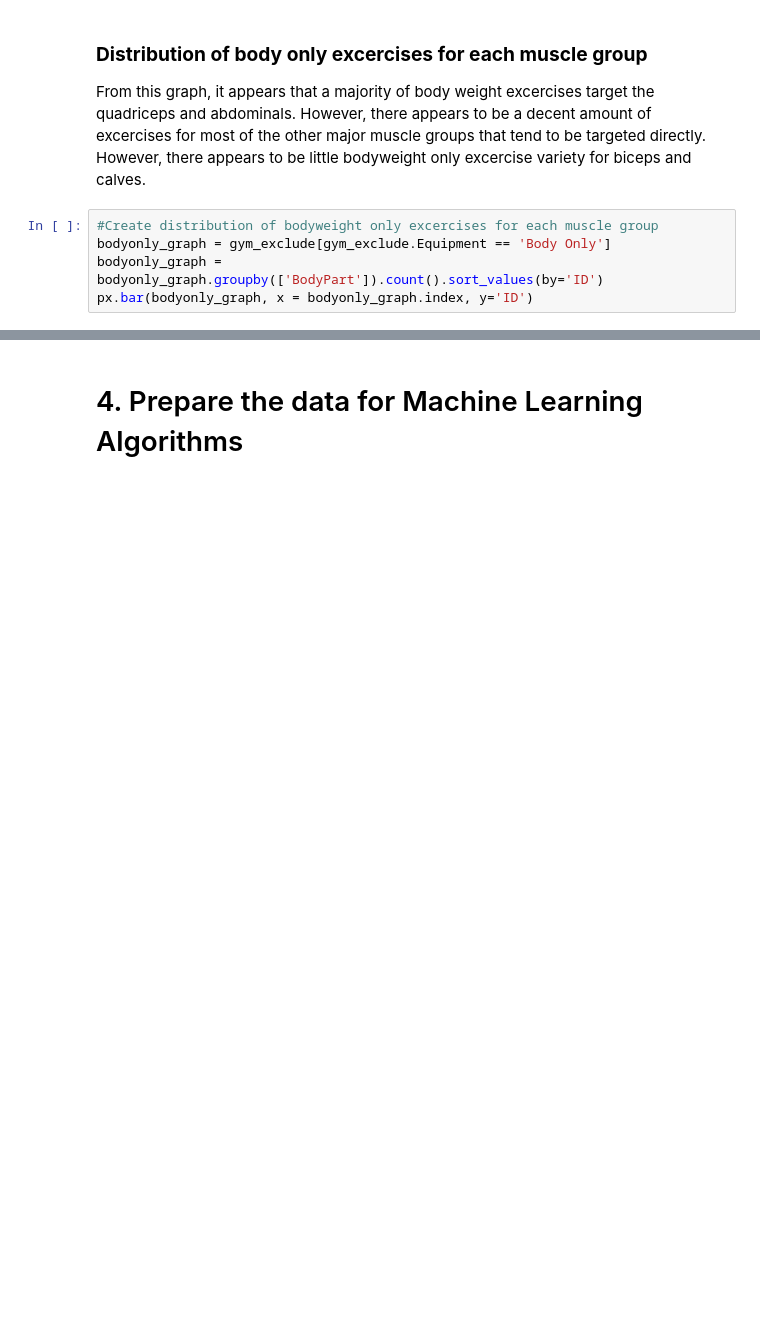
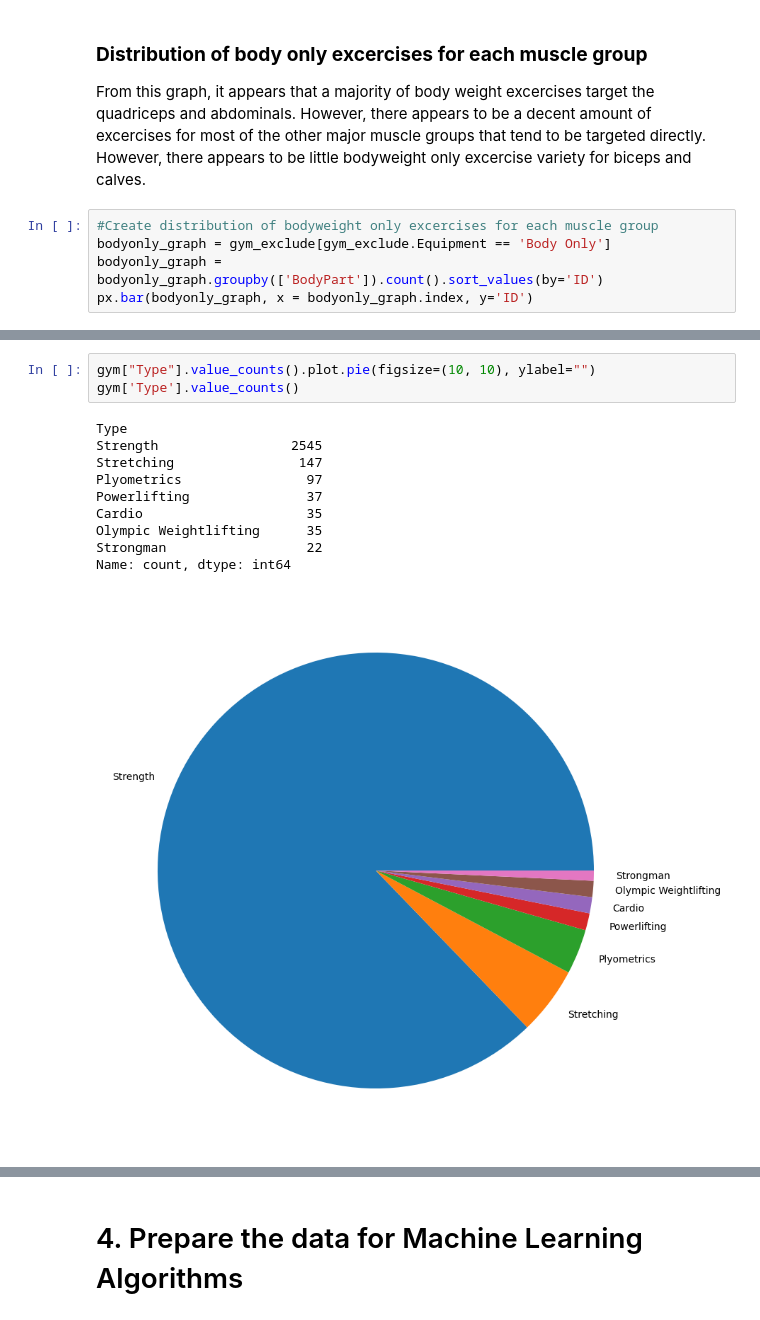
Before and after one commit to AndrewHocking/EECS-3401-Final-Project, a Jupyter notebook: 3401_FinalProject.ipynb, the cells around one changed output, grey strips where cells are left out. Saved outputs shown, nothing was run; the diff lists cells and outputs as text; blank space fills up the shorter version.

```diff
--- a/3401_FinalProject.ipynb
+++ b/3401_FinalProject.ipynb
@@ -256,0 +261,14 @@ px.bar(bodyonly_graph, x = bodyonly_graph.index, y='ID')
+# %%
+gym["Type"].value_counts().plot.pie(figsize=(10, 10), ylabel="")
+gym['Type'].value_counts()
+# %% [output]
+Type
+Strength                 2545
+Stretching                147
+Plyometrics                97
+Powerlifting               37
+Cardio                     35
+Olympic Weightlifting      35
+Strongman                  22
+Name: count, dtype: int64
+[figure, added]
```
Also changed, not shown: parts of 13 cells of this notebook.
